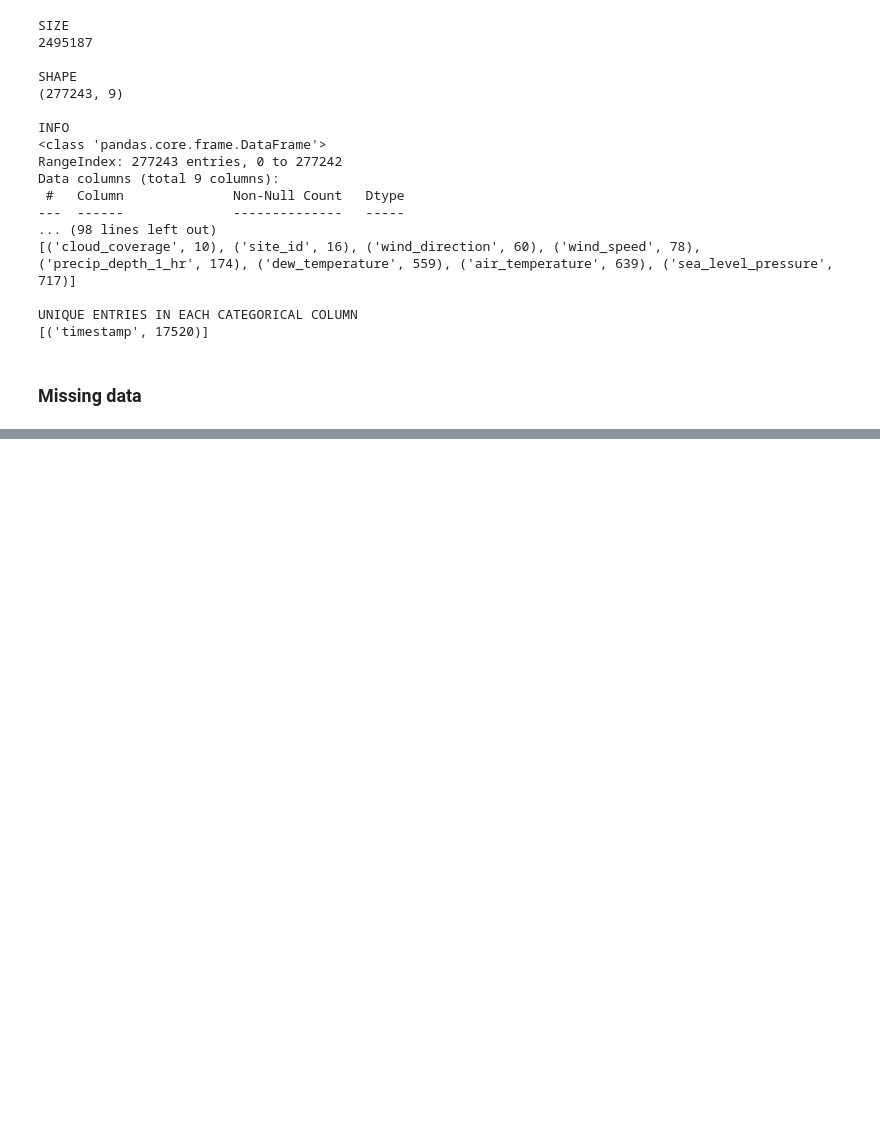
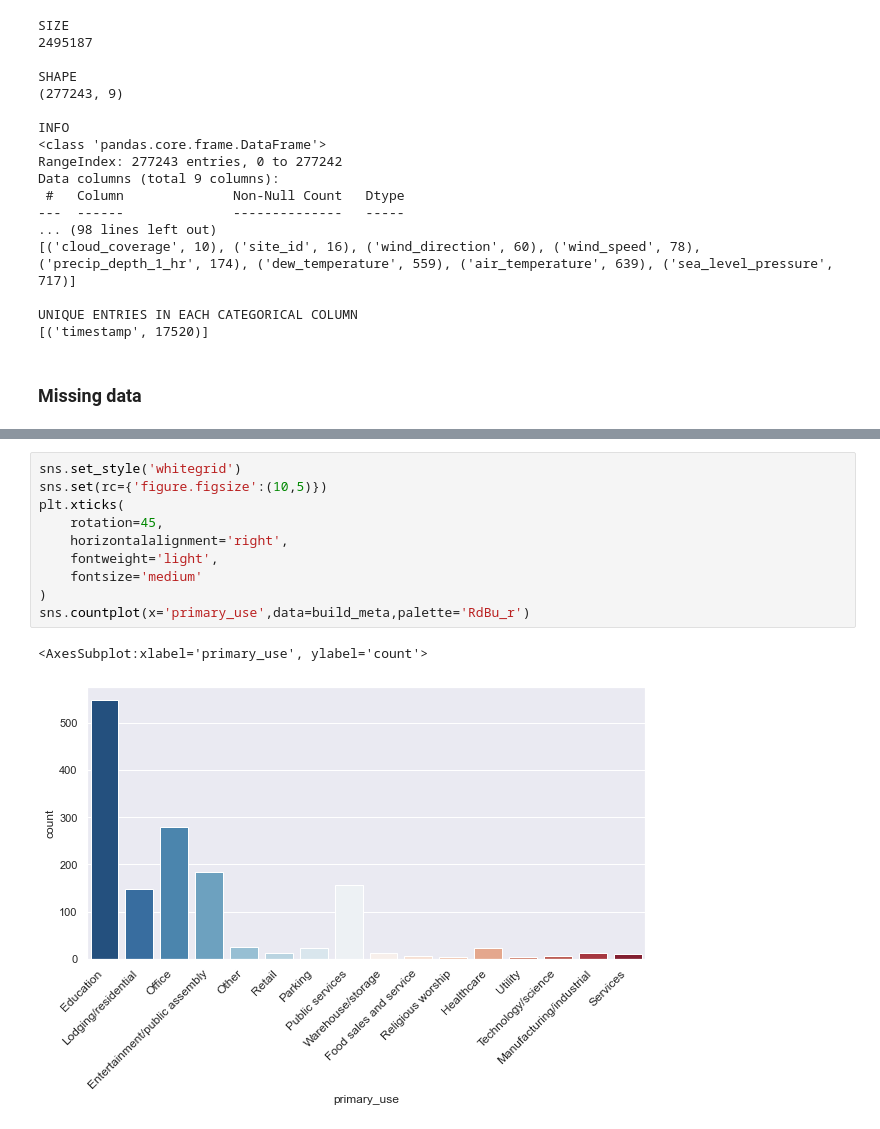
Before and after one commit to PeterStos/ASHRAE---Great-Energy-Predictor-III, a Jupyter notebook: Exploratory_Data_Analysis.ipynb, the cells around one changed output, grey strips where cells are left out. Saved outputs shown, nothing was run; the diff lists cells and outputs as text; blank space fills up the shorter version.

```diff
--- a/Exploratory_Data_Analysis.ipynb
+++ b/Exploratory_Data_Analysis.ipynb
@@ -248,0 +262,13 @@ sns.heatmap(weather_test.isnull(),yticklabels=False,cbar=False,cmap='cividis')
+# %%
+sns.set_style('whitegrid')
+sns.set(rc={'figure.figsize':(10,5)})
+plt.xticks(
+    rotation=45,
+    horizontalalignment='right',
+    fontweight='light',
+    fontsize='medium'
+)
+sns.countplot(x='primary_use',data=build_meta,palette='RdBu_r')
+# %% [output]
+<AxesSubplot:xlabel='primary_use', ylabel='count'>
+[figure, added]
```
Also changed, not shown: parts of 16 cells of this notebook.
